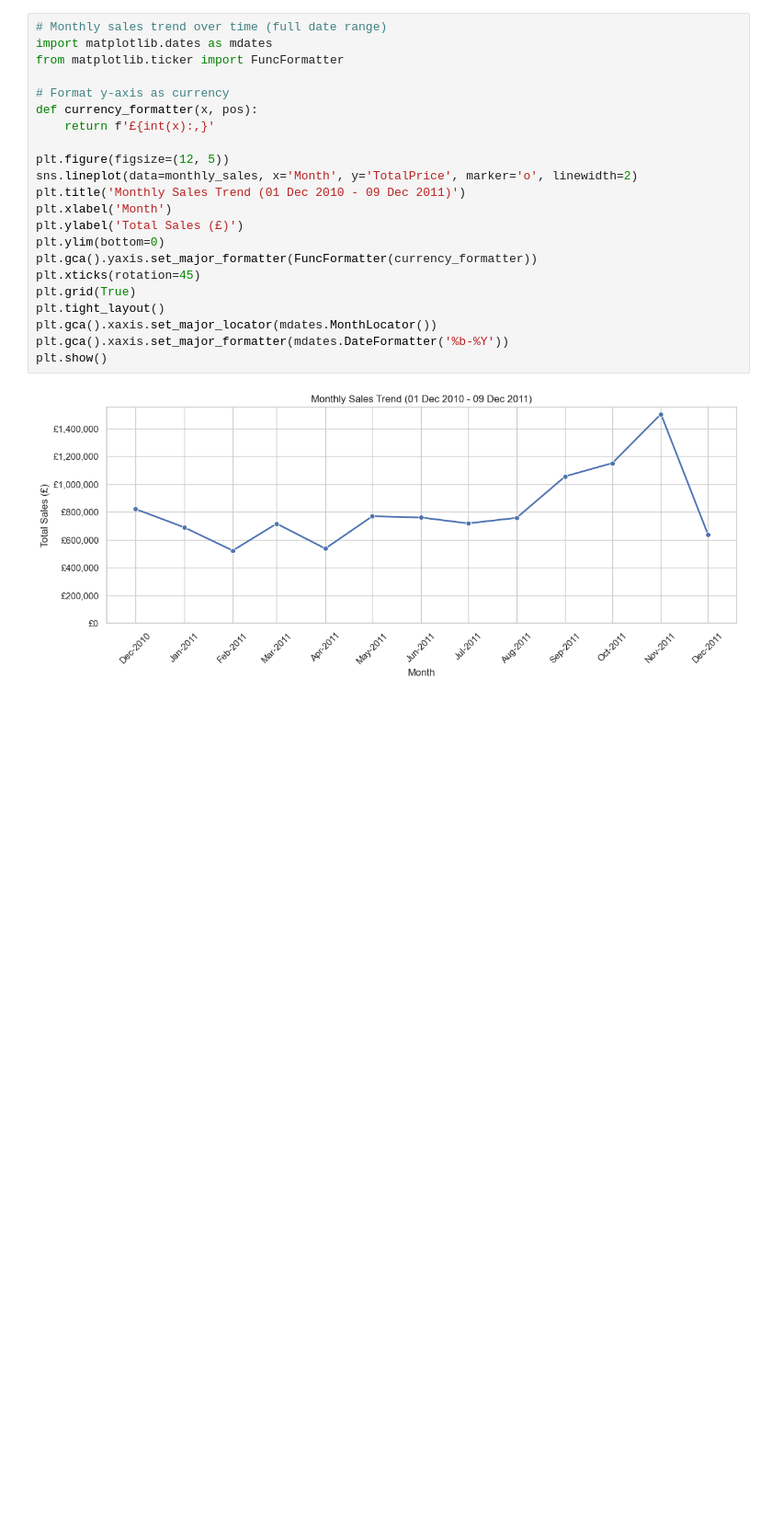
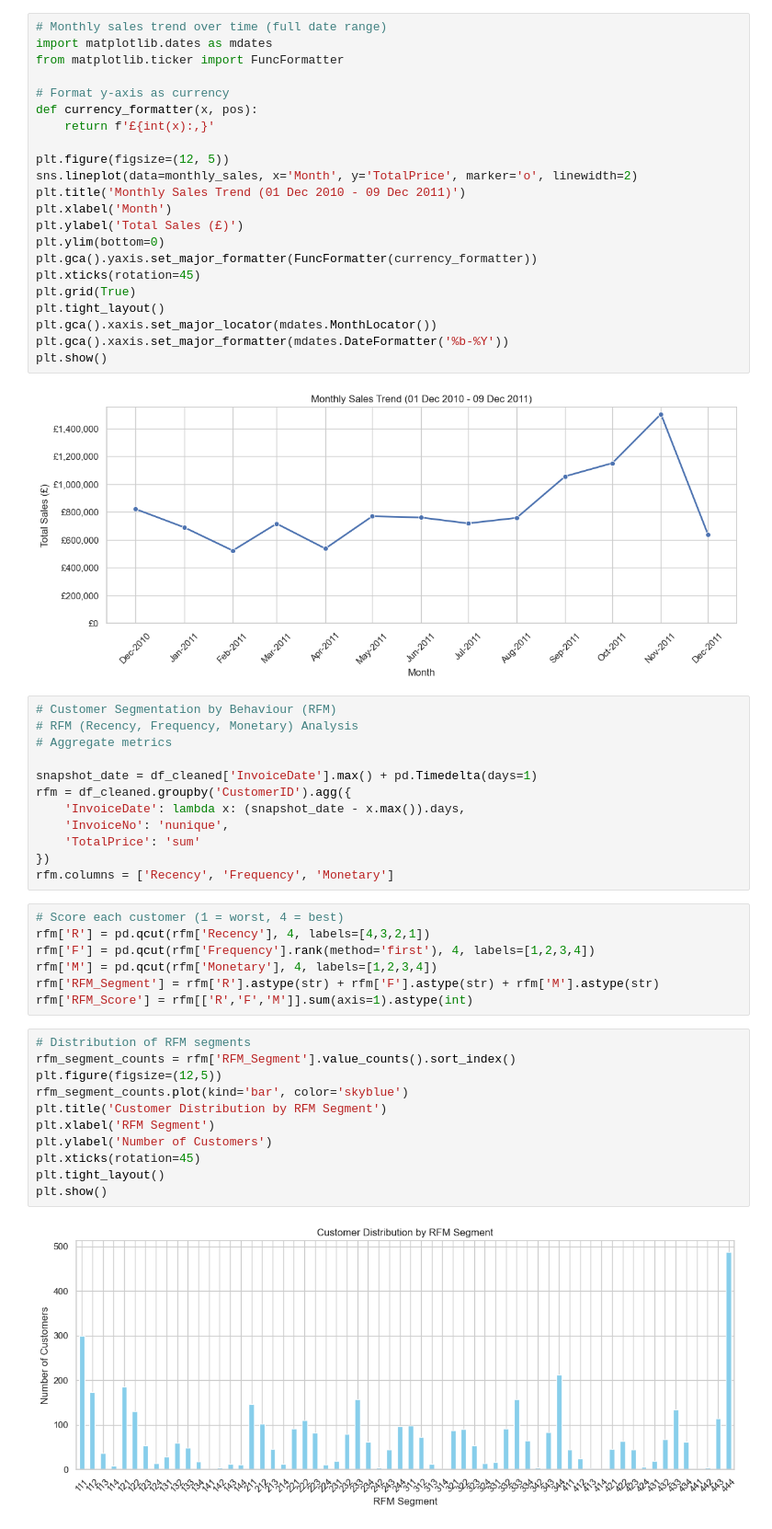
Before and after one commit to SelinaFischer/Project-1-Online-Retail-Transaction-Analysis, a Jupyter notebook: jupyter_notebooks/data_investigation.ipynb, the cells around one changed output. Shown at 92% size. Cells and saved outputs as stored; diff of their text form; blank space fills up the shorter version.

Commit message:
added customer segmentation analysis and visual and some formatting in README file

```diff
--- a/jupyter_notebooks/data_investigation.ipynb
+++ b/jupyter_notebooks/data_investigation.ipynb
@@ -1130,3 +1130,35 @@ plt.gca().xaxis.set_major_formatter(mdates.DateFormatter('%b-%Y'))
 plt.show()
 # %% [output]
 [figure]
+# %%
+# Customer Segmentation by Behaviour (RFM)
+# RFM (Recency, Frequency, Monetary) Analysis
+# Aggregate metrics
+
+snapshot_date = df_cleaned['InvoiceDate'].max() + pd.Timedelta(days=1)
+rfm = df_cleaned.groupby('CustomerID').agg({
+    'InvoiceDate': lambda x: (snapshot_date - x.max()).days,
+    'InvoiceNo': 'nunique',
+    'TotalPrice': 'sum'
+})
+rfm.columns = ['Recency', 'Frequency', 'Monetary']
+# %%
+# Score each customer (1 = worst, 4 = best)
+rfm['R'] = pd.qcut(rfm['Recency'], 4, labels=[4,3,2,1])
+rfm['F'] = pd.qcut(rfm['Frequency'].rank(method='first'), 4, labels=[1,2,3,4])
+rfm['M'] = pd.qcut(rfm['Monetary'], 4, labels=[1,2,3,4])
+rfm['RFM_Segment'] = rfm['R'].astype(str) + rfm['F'].astype(str) + rfm['M'].astype(str)
+rfm['RFM_Score'] = rfm[['R','F','M']].sum(axis=1).astype(int)
+# %%
+# Distribution of RFM segments
+rfm_segment_counts = rfm['RFM_Segment'].value_counts().sort_index()
+plt.figure(figsize=(12,5))
+rfm_segment_counts.plot(kind='bar', color='skyblue')
+plt.title('Customer Distribution by RFM Segment')
+plt.xlabel('RFM Segment')
+plt.ylabel('Number of Customers')
+plt.xticks(rotation=45)
+plt.tight_layout()
+plt.show()
+# %% [output]
+[figure, added]
```
Also changed, not shown: parts of 37 cells of this notebook, 5 other files.
